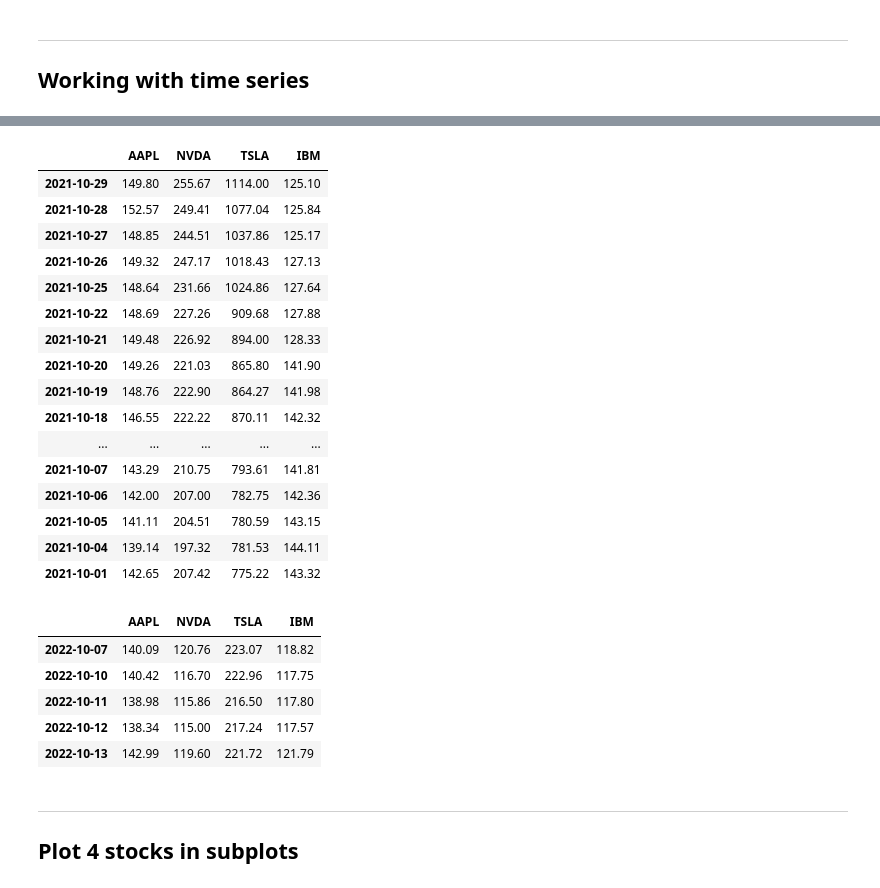
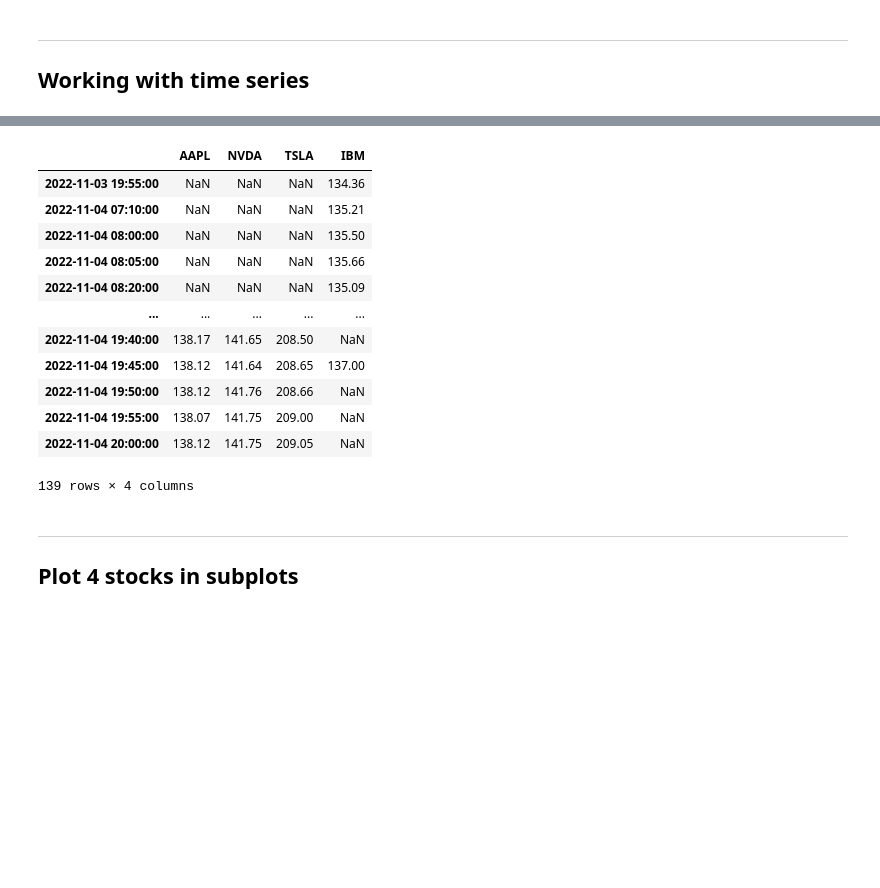
Before and after one commit to kokchun/Databehandling-AI22, a Jupyter notebook: Lectures/L4.1-api-stocks.ipynb, the cells around one changed output, grey strips where cells are left out. Saved outputs shown, nothing was run; the diff lists cells and outputs as text; code cells hidden in the pictures; blank space fills up the shorter version.

```diff
--- a/Lectures/L4.1-api-stocks.ipynb
+++ b/Lectures/L4.1-api-stocks.ipynb
@@ -160,41 +139,19 @@ stocks.loc["2020"]  # gives all data where year is 2020
-# %%
-stocks.loc["2021-10"]  # gives all rows for this month
-# %% [output]
-|  | AAPL | NVDA | TSLA | IBM |
-| 2021-10-29 | 149.80 | 255.67 | 1114.00 | 125.10 |
-| 2021-10-28 | 152.57 | 249.41 | 1077.04 | 125.84 |
-| 2021-10-27 | 148.85 | 244.51 | 1037.86 | 125.17 |
-| 2021-10-26 | 149.32 | 247.17 | 1018.43 | 127.13 |
-| 2021-10-25 | 148.64 | 231.66 | 1024.86 | 127.64 |
-| 2021-10-22 | 148.69 | 227.26 | 909.68 | 127.88 |
-| 2021-10-21 | 149.48 | 226.92 | 894.00 | 128.33 |
-| 2021-10-20 | 149.26 | 221.03 | 865.80 | 141.90 |
-| 2021-10-19 | 148.76 | 222.90 | 864.27 | 141.98 |
-| 2021-10-18 | 146.55 | 222.22 | 870.11 | 142.32 |
-| ... | ... | ... | ... | ... |
-| 2021-10-07 | 143.29 | 210.75 | 793.61 | 141.81 |
-| 2021-10-06 | 142.00 | 207.00 | 782.75 | 142.36 |
-| 2021-10-05 | 141.11 | 204.51 | 780.59 | 143.15 |
-| 2021-10-04 | 139.14 | 197.32 | 781.53 | 144.11 |
-| 2021-10-01 | 142.65 | 207.42 | 775.22 | 143.32 |
-# %%
-from datetime import datetime, timedelta
-now = datetime.now()
-# last seven days
-last_week = (now - timedelta(7)).strftime("%Y-%m-%d")
-now = str(now.date())
-
-# solve deprecation warning:
-# https://stackoverflow.com/questions/66116893/iterating-through-dictionaries-futurewarning-value-based-partial-slicing-on-n
-
-stocks.sort_index().loc[last_week:now]
-# %% [output]
-|  | AAPL | NVDA | TSLA | IBM |
-| 2022-10-07 | 140.09 | 120.76 | 223.07 | 118.82 |
-| 2022-10-10 | 140.42 | 116.70 | 222.96 | 117.75 |
-| 2022-10-11 | 138.98 | 115.86 | 216.50 | 117.80 |
-| 2022-10-12 | 138.34 | 115.00 | 217.24 | 117.57 |
-| 2022-10-13 | 142.99 | 119.60 | 221.72 | 121.79 |
+# %%
+stocks.sort_index().loc["2022-11-03":"2022-11-04"]  # gives all rows between these times
+# %% [output]
+|  | AAPL | NVDA | TSLA | IBM |
+| 2022-11-03 19:55:00 | NaN | NaN | NaN | 134.36 |
+| 2022-11-04 07:10:00 | NaN | NaN | NaN | 135.21 |
+| 2022-11-04 08:00:00 | NaN | NaN | NaN | 135.50 |
+| 2022-11-04 08:05:00 | NaN | NaN | NaN | 135.66 |
+| 2022-11-04 08:20:00 | NaN | NaN | NaN | 135.09 |
+| ... | ... | ... | ... | ... |
+| 2022-11-04 19:40:00 | 138.17 | 141.65 | 208.50 | NaN |
+| 2022-11-04 19:45:00 | 138.12 | 141.64 | 208.65 | 137.00 |
+| 2022-11-04 19:50:00 | 138.12 | 141.76 | 208.66 | NaN |
+| 2022-11-04 19:55:00 | 138.07 | 141.75 | 209.00 | NaN |
+| 2022-11-04 20:00:00 | 138.12 | 141.75 | 209.05 | NaN |
+139 rows × 4 columns
 # %% [markdown]
 ---
 ## Plot 4 stocks in subplots
```
Also changed, not shown: parts of 8 cells of this notebook.
